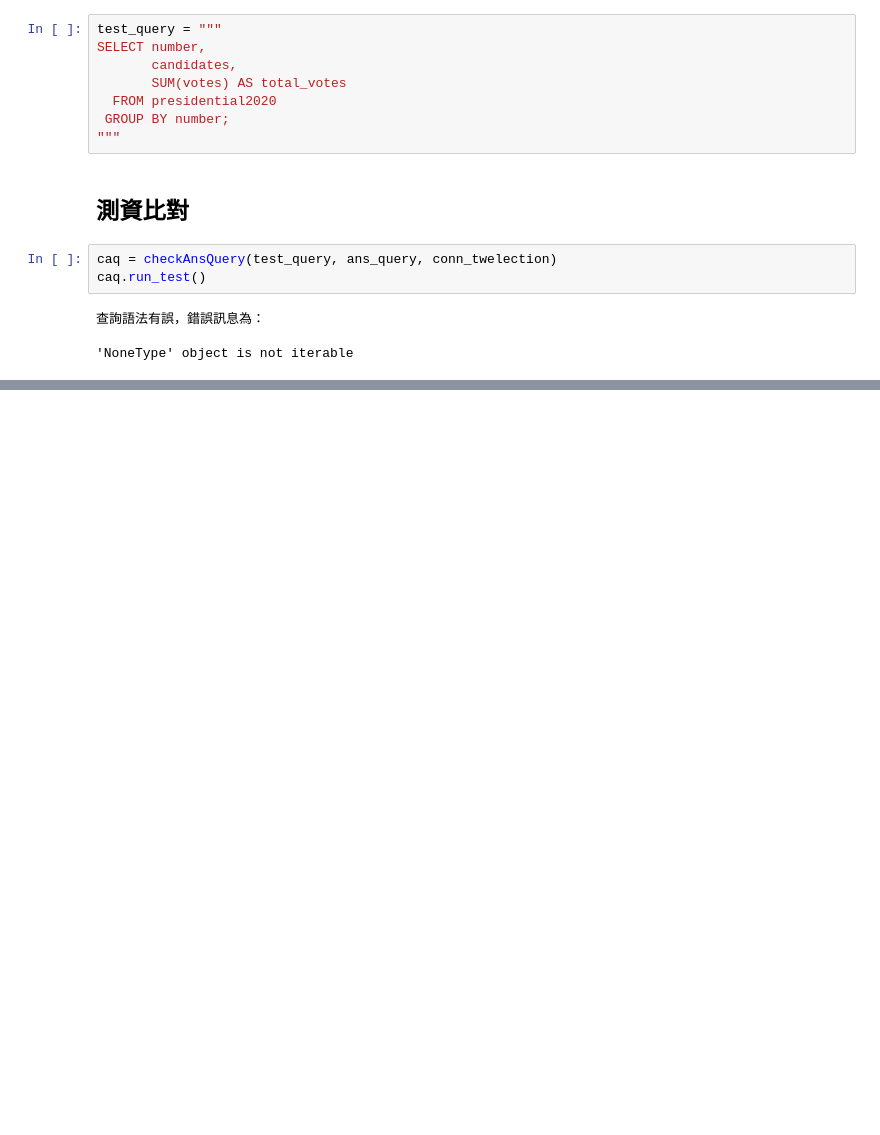
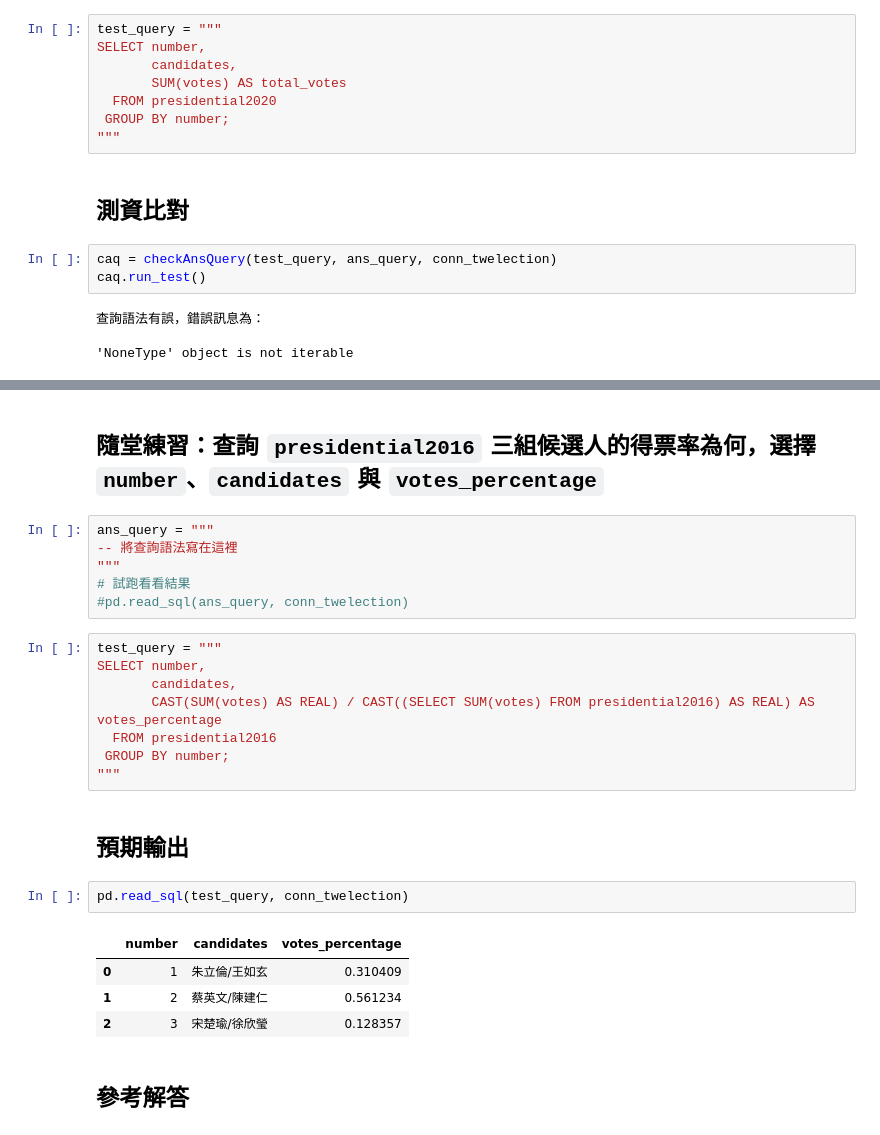
Before and after one commit to yaojenkuo/introduction-to-sql, a Jupyter notebook: 03-exercises.ipynb, the cells around one changed output, grey strips where cells are left out. Drawn from its saved outputs; the diff is of its cells as text; blank space fills up the shorter version.

```diff
--- a/03-exercises.ipynb
+++ b/03-exercises.ipynb
@@ -279,0 +555,27 @@ caq.run_test()
+# %% [markdown]
+## 隨堂練習：查詢 `presidential2016` 三組候選人的得票率為何，選擇 `number`、`candidates` 與 `votes_percentage`
+# %%
+ans_query = """
+-- 將查詢語法寫在這裡
+"""
+# 試跑看看結果
+#pd.read_sql(ans_query, conn_twelection)
+# %%
+test_query = """
+SELECT number,
+       candidates,
+       CAST(SUM(votes) AS REAL) / CAST((SELECT SUM(votes) FROM presidential2016) AS REAL) AS votes_percentage
+  FROM presidential2016
+ GROUP BY number;
+"""
+# %% [markdown]
+## 預期輸出
+# %%
+pd.read_sql(test_query, conn_twelection)
+# %% [output]
+|  | number | candidates | votes_percentage |
+| 0 | 1 | 朱立倫/王如玄 | 0.310409 |
+| 1 | 2 | 蔡英文/陳建仁 | 0.561234 |
+| 2 | 3 | 宋楚瑜/徐欣瑩 | 0.128357 |
+# %% [markdown]
+## 參考解答
```
Also changed, not shown: parts of 66 cells of this notebook, 3 other files.
